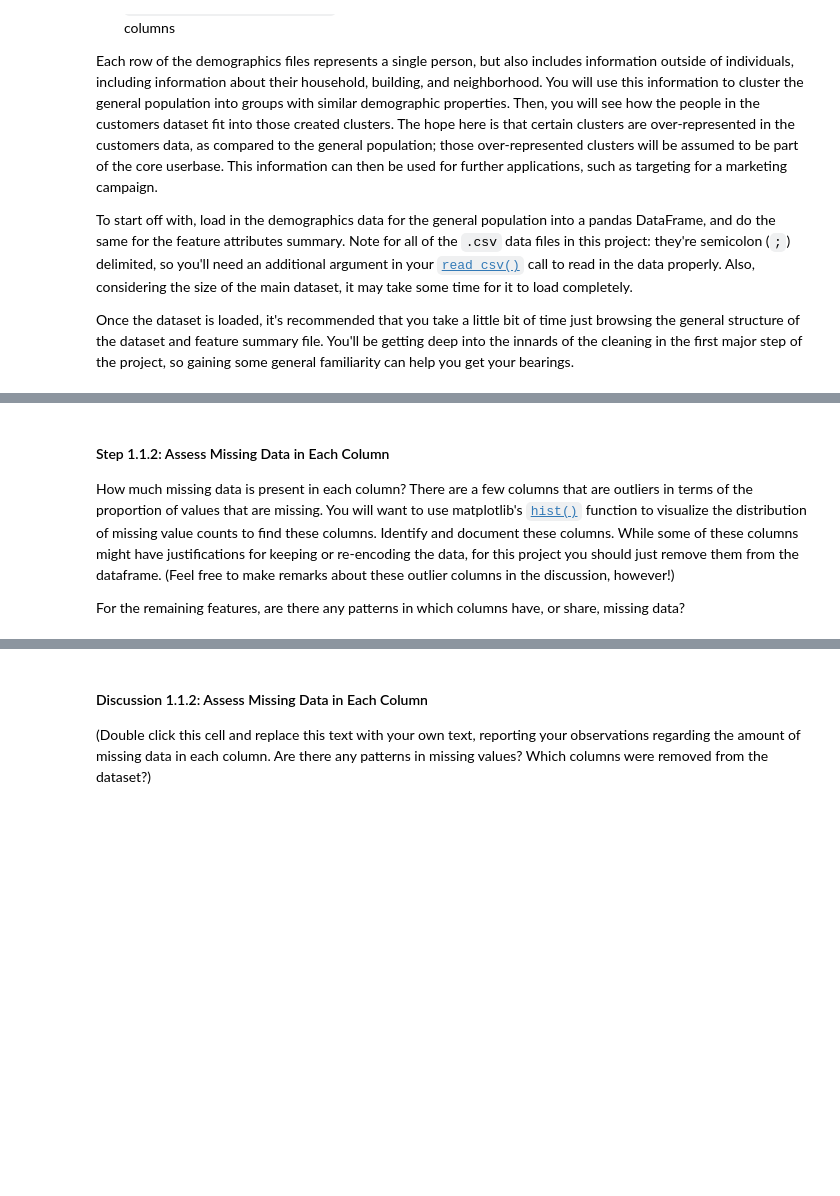
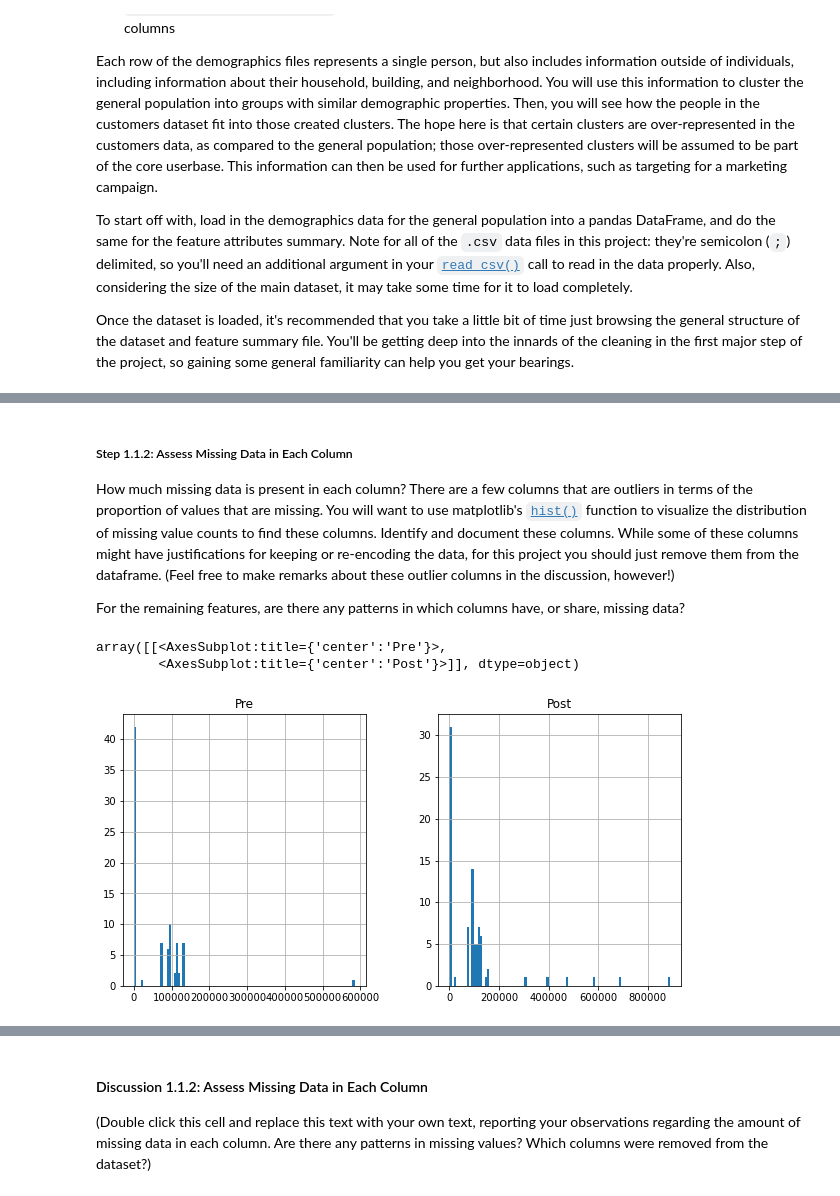
Before and after one commit to sstorm183/Unsupervised-Learning-Project, a Jupyter notebook: Identify_Customer_Segments.ipynb, the cells around one changed output, grey strips where cells are left out. Drawn from its saved outputs; the diff is of its cells as text; code cells hidden in the pictures; blank space fills up the shorter version.

```diff
--- a/Identify_Customer_Segments.ipynb
+++ b/Identify_Customer_Segments.ipynb
@@ -40,10 +42,10 @@ To start off with, load in the demographics data for the general population into
 Once the dataset is loaded, it's recommended that you take a little bit of time just browsing the general structure of the dataset and feature summary file. You'll be getting deep into the innards of the cleaning in the first major step of the project, so gaining some general familiarity can help you get your bearings.
 # %%
 # Load in the general demographics data.
-azdias =
+azdias = pd.read_csv('Udacity_AZDIAS_Subset.csv', sep=';')
 
 # Load in the feature summary file.
-feat_info =
+feat_info = pd.read_csv('AZDIAS_Feature_Summary.csv', sep=';')
 # %%
 # Check the structure of the data after it's loaded (e.g. print the number of
 # rows and columns, print the first few rows).
@@ -62,3 +116,27 @@ The fourth column of the feature attributes summary (loaded in above as `feat_in
 **As one more reminder, you are encouraged to add additional cells to break up your analysis into manageable chunks.**
 # %%
 # Identify missing or unknown data values and convert them to NaNs.
+
+nanCountPre = azdias.isnull().sum()
+# %%
+# Identify missing or unknown data values and convert them to NaNs.
+#Set the right parameters
+XX = 'XX'
+X = 'X'
+
+for pos, colName in enumerate(azdias.columns):
+    ping = eval(feat_info.iloc[pos, 3])
+    pong = np.empty((1,len(ping)))
+    pong[:] = np.nan
+    dictPP = dict(zip(ping, pong[0]))
+    dictPP
+
+    azdias[colName].replace(dictPP, inplace=True)
+# %%
+#Count NaNs after filter
+nanCountPost = azdias.isnull().sum()
+
+nanDF = pd.concat([nanCountPre, nanCountPost], axis=1).reset_index()
+nanDF.columns = ['index', 'Pre', 'Post']
+nanDF = nanDF.set_index('index')
+nanDF
@@ -65,5 +158,5 @@ The fourth column of the feature attributes summary (loaded in above as `feat_in
 # %% [markdown]
-#### Step 1.1.2: Assess Missing Data in Each Column
+##### Step 1.1.2: Assess Missing Data in Each Column
 
 How much missing data is present in each column? There are a few columns that are outliers in terms of the proportion of values that are missing. You will want to use matplotlib's [`hist()`](https://matplotlib.org/api/_as_gen/matplotlib.pyplot.hist.html) function to visualize the distribution of missing value counts to find these columns. Identify and document these columns. While some of these columns might have justifications for keeping or re-encoding the data, for this project you should just remove them from the dataframe. (Feel free to make remarks about these outlier columns in the discussion, however!)
 
@@ -71,5 +164,11 @@ For the remaining features, are there any patterns in which columns have, or sha
 # %%
 # Perform an assessment of how much missing data there is in each column of the
 # dataset.
+
+nanDF.hist(bins=100, figsize=(10,5))
+# %% [output]
+array([[<AxesSubplot:title={'center':'Pre'}>,
+        <AxesSubplot:title={'center':'Post'}>]], dtype=object)
+[figure, added]
 # %%
 # Investigate patterns in the amount of missing data in each column.
```
Also changed, not shown: parts of 10 cells of this notebook.
